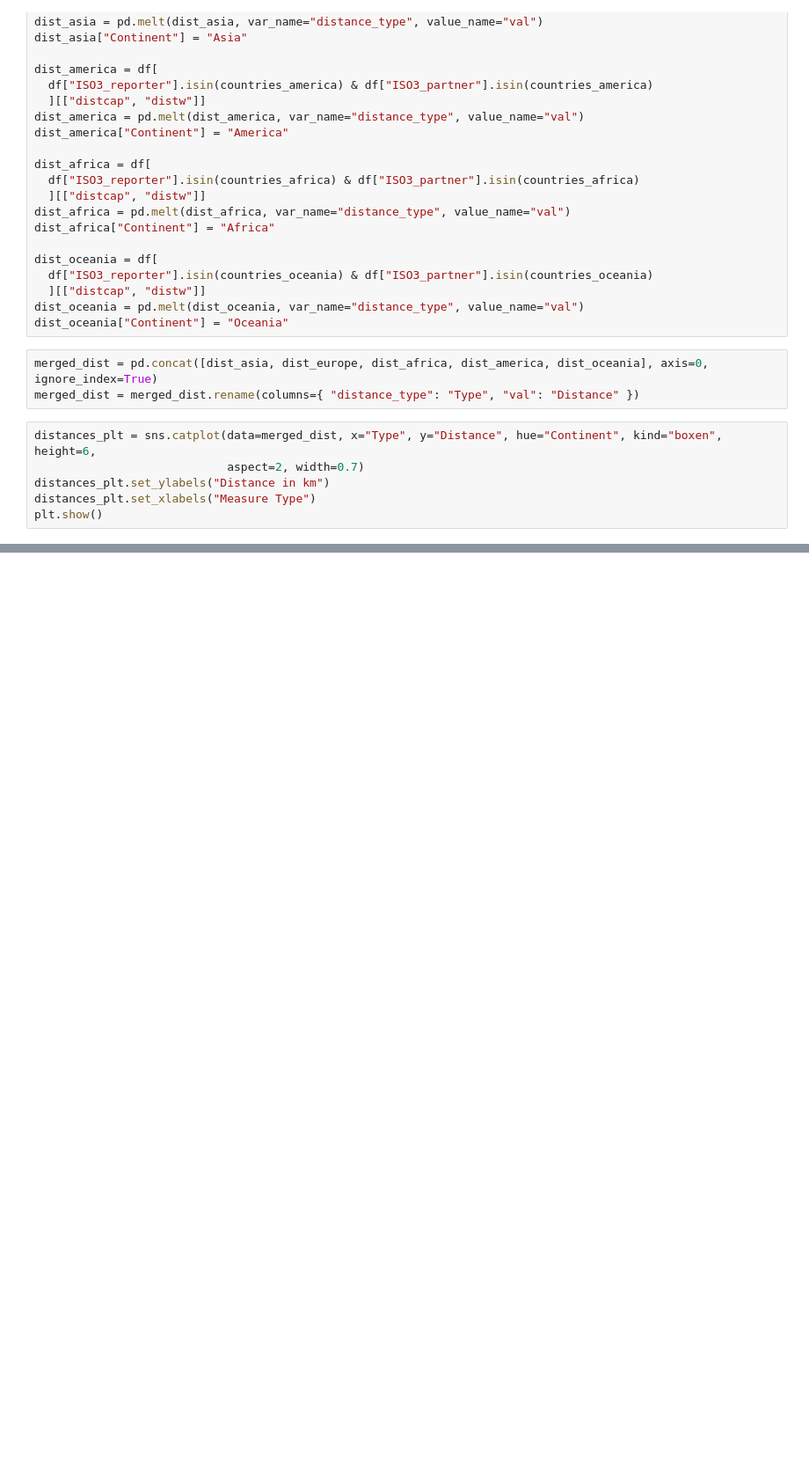
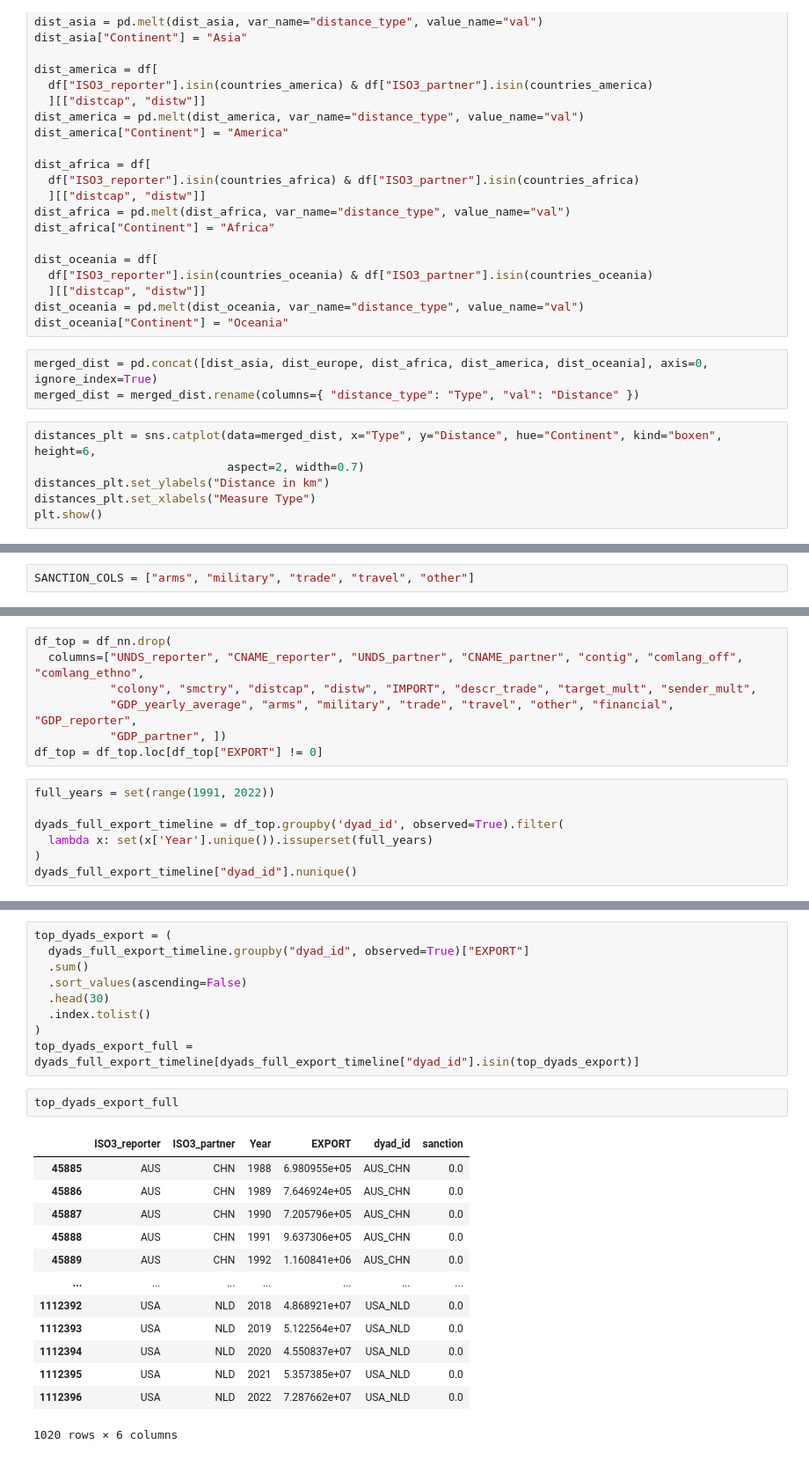
Before and after one commit to Freyness-gd/trade_under_pressure_thesis, a Jupyter notebook: src/data_visualization.ipynb, the cells around one changed output, grey strips where cells are left out. Shown: that part at 88% size. Drawn from its saved outputs; the diff is of its cells as text; blank space fills up the shorter version.

```diff
--- a/src/data_visualization.ipynb
+++ b/src/data_visualization.ipynb
@@ -393,0 +398,2 @@ plt.show()
+# %%
+SANCTION_COLS = ["arms", "military", "trade", "travel", "other"]
@@ -393,0 +425,14 @@ plt.show()
+# %%
+df_top = df_nn.drop(
+  columns=["UNDS_reporter", "CNAME_reporter", "UNDS_partner", "CNAME_partner", "contig", "comlang_off", "comlang_ethno",
+           "colony", "smctry", "distcap", "distw", "IMPORT", "descr_trade", "target_mult", "sender_mult",
+           "GDP_yearly_average", "arms", "military", "trade", "travel", "other", "financial", "GDP_reporter",
+           "GDP_partner", ])
+df_top = df_top.loc[df_top["EXPORT"] != 0]
+# %%
+full_years = set(range(1991, 2022))
+
+dyads_full_export_timeline = df_top.groupby('dyad_id', observed=True).filter(
+  lambda x: set(x['Year'].unique()).issuperset(full_years)
+)
+dyads_full_export_timeline["dyad_id"].nunique()
@@ -393,0 +467,25 @@ plt.show()
+# %%
+top_dyads_export = (
+  dyads_full_export_timeline.groupby("dyad_id", observed=True)["EXPORT"]
+  .sum()
+  .sort_values(ascending=False)
+  .head(30)
+  .index.tolist()
+)
+top_dyads_export_full = dyads_full_export_timeline[dyads_full_export_timeline["dyad_id"].isin(top_dyads_export)]
+# %%
+top_dyads_export_full
+# %% [output]
+|  | ISO3_reporter | ISO3_partner | Year | EXPORT | dyad_id | sanction |
+| 45885 | AUS | CHN | 1988 | 6.980955e+05 | AUS_CHN | 0.0 |
+| 45886 | AUS | CHN | 1989 | 7.646924e+05 | AUS_CHN | 0.0 |
+| 45887 | AUS | CHN | 1990 | 7.205796e+05 | AUS_CHN | 0.0 |
+| 45888 | AUS | CHN | 1991 | 9.637306e+05 | AUS_CHN | 0.0 |
+| 45889 | AUS | CHN | 1992 | 1.160841e+06 | AUS_CHN | 0.0 |
+| ... | ... | ... | ... | ... | ... | ... |
+| 1112392 | USA | NLD | 2018 | 4.868921e+07 | USA_NLD | 0.0 |
+| 1112393 | USA | NLD | 2019 | 5.122564e+07 | USA_NLD | 0.0 |
+| 1112394 | USA | NLD | 2020 | 4.550837e+07 | USA_NLD | 0.0 |
+| 1112395 | USA | NLD | 2021 | 5.357385e+07 | USA_NLD | 0.0 |
+| 1112396 | USA | NLD | 2022 | 7.287662e+07 | USA_NLD | 0.0 |
+1020 rows × 6 columns
```
Also changed, not shown: parts of 7 cells of this notebook, 3 other files.
